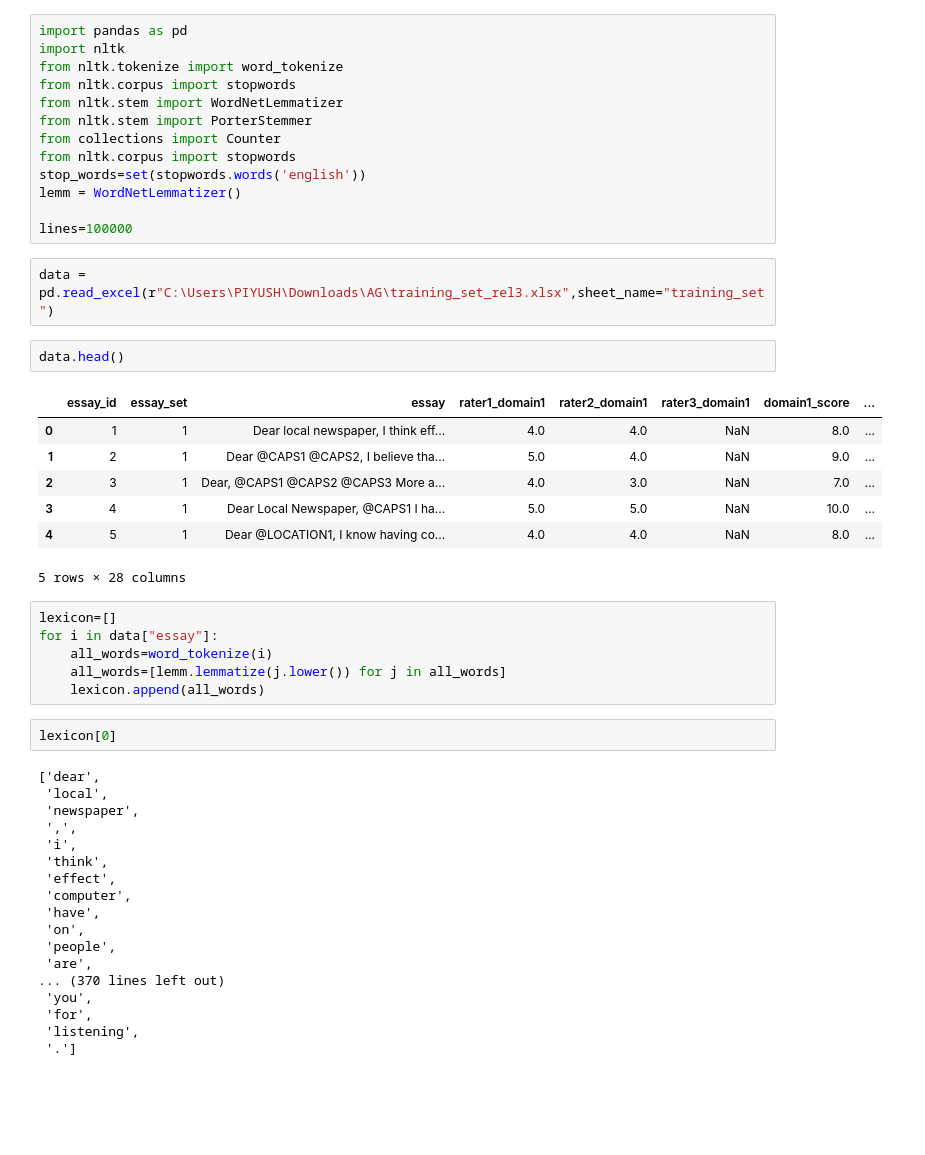
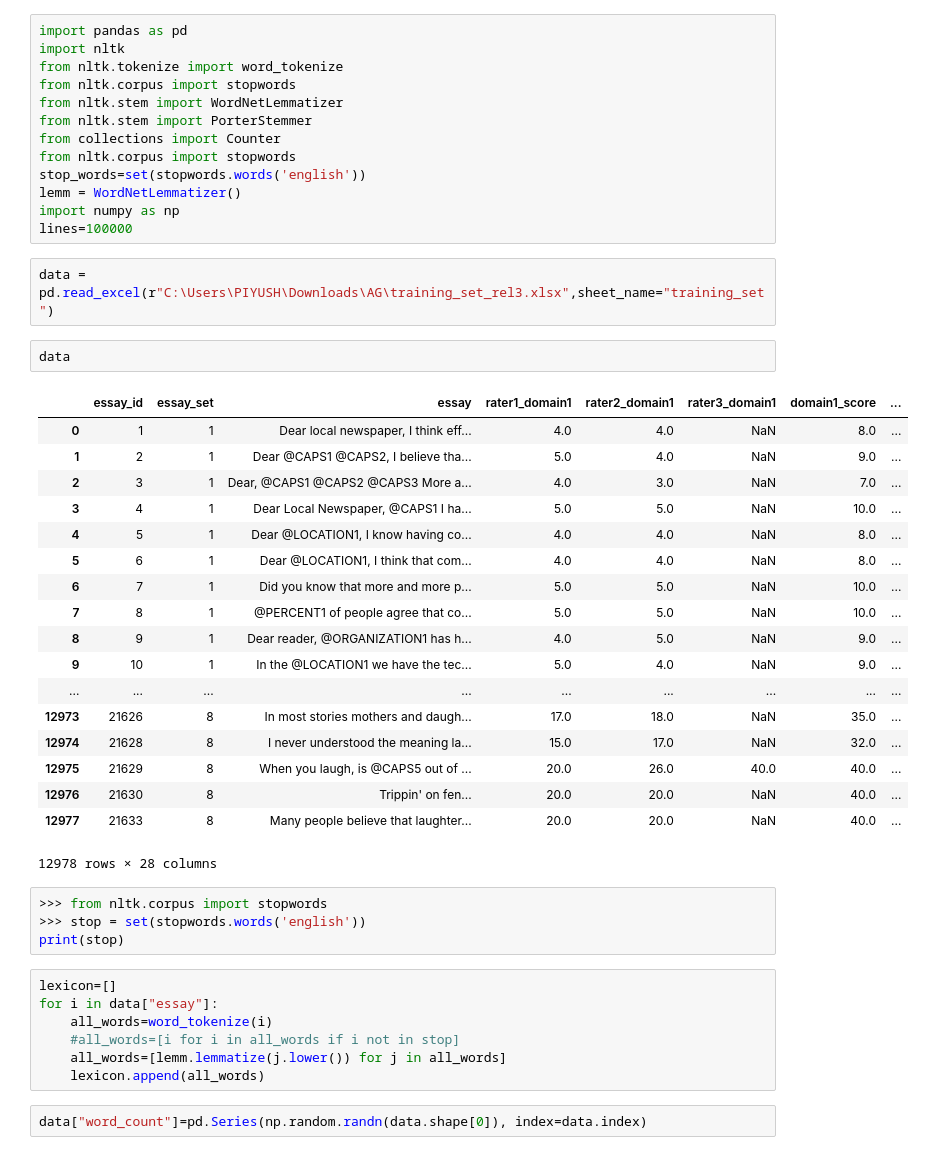
Before and after one commit to piyush-98/Automatic_grading, a Jupyter notebook: Untitled.ipynb, the cells around one changed output. Cells and saved outputs as stored; diff of their text form; blank space fills up the shorter version.

```diff
--- a/Untitled.ipynb
+++ b/Untitled.ipynb
@@ -9,43 +9,41 @@ from collections import Counter
 from nltk.corpus import stopwords
 stop_words=set(stopwords.words('english'))
 lemm = WordNetLemmatizer()
-
+import numpy as np
 lines=100000
 # %%
 data = pd.read_excel(r"C:\Users\PIYUSH\Downloads\AG\training_set_rel3.xlsx",sheet_name="training_set")
 # %%
-data.head()
+data
 # %% [output]
 |  | essay_id | essay_set | essay | rater1_domain1 | rater2_domain1 | rater3_domain1 | domain1_score | ... |
 | 0 | 1 | 1 | Dear local newspaper, I think eff... | 4.0 | 4.0 | NaN | 8.0 | ... |
 | 1 | 2 | 1 | Dear @CAPS1 @CAPS2, I believe tha... | 5.0 | 4.0 | NaN | 9.0 | ... |
 | 2 | 3 | 1 | Dear, @CAPS1 @CAPS2 @CAPS3 More a... | 4.0 | 3.0 | NaN | 7.0 | ... |
 | 3 | 4 | 1 | Dear Local Newspaper, @CAPS1 I ha... | 5.0 | 5.0 | NaN | 10.0 | ... |
 | 4 | 5 | 1 | Dear @LOCATION1, I know having co... | 4.0 | 4.0 | NaN | 8.0 | ... |
+| 5 | 6 | 1 | Dear @LOCATION1, I think that com... | 4.0 | 4.0 | NaN | 8.0 | ... |
+| 6 | 7 | 1 | Did you know that more and more p... | 5.0 | 5.0 | NaN | 10.0 | ... |
+| 7 | 8 | 1 | @PERCENT1 of people agree that co... | 5.0 | 5.0 | NaN | 10.0 | ... |
+| 8 | 9 | 1 | Dear reader, @ORGANIZATION1 has h... | 4.0 | 5.0 | NaN | 9.0 | ... |
+| 9 | 10 | 1 | In the @LOCATION1 we have the tec... | 5.0 | 4.0 | NaN | 9.0 | ... |
+| ... | ... | ... | ... | ... | ... | ... | ... | ... |
+| 12973 | 21626 | 8 | In most stories mothers and daugh... | 17.0 | 18.0 | NaN | 35.0 | ... |
+| 12974 | 21628 | 8 | I never understood the meaning la... | 15.0 | 17.0 | NaN | 32.0 | ... |
+| 12975 | 21629 | 8 | When you laugh, is @CAPS5 out of ... | 20.0 | 26.0 | 40.0 | 40.0 | ... |
+| 12976 | 21630 | 8 | Trippin' on fen... | 20.0 | 20.0 | NaN | 40.0 | ... |
+| 12977 | 21633 | 8 | Many people believe that laughter... | 20.0 | 20.0 | NaN | 40.0 | ... |
-5 rows × 28 columns
+12978 rows × 28 columns
+# %%
+>>> from nltk.corpus import stopwords
+>>> stop = set(stopwords.words('english'))
+print(stop)
 # %%
 lexicon=[]
 for i in data["essay"]:
     all_words=word_tokenize(i)
+    #all_words=[i for i in all_words if i not in stop]
     all_words=[lemm.lemmatize(j.lower()) for j in all_words]
     lexicon.append(all_words)
-# %%
-lexicon[0]
-# %% [output]
-['dear',
- 'local',
- 'newspaper',
- ',',
- 'i',
- 'think',
- 'effect',
- 'computer',
- 'have',
- 'on',
- 'people',
- 'are',
-... (370 lines left out)
- 'you',
- 'for',
- 'listening',
- '.']
+# %%
+data["word_count"]=pd.Series(np.random.randn(data.shape[0]), index=data.index)
```
Also changed, not shown: parts of 6 cells of this notebook.
